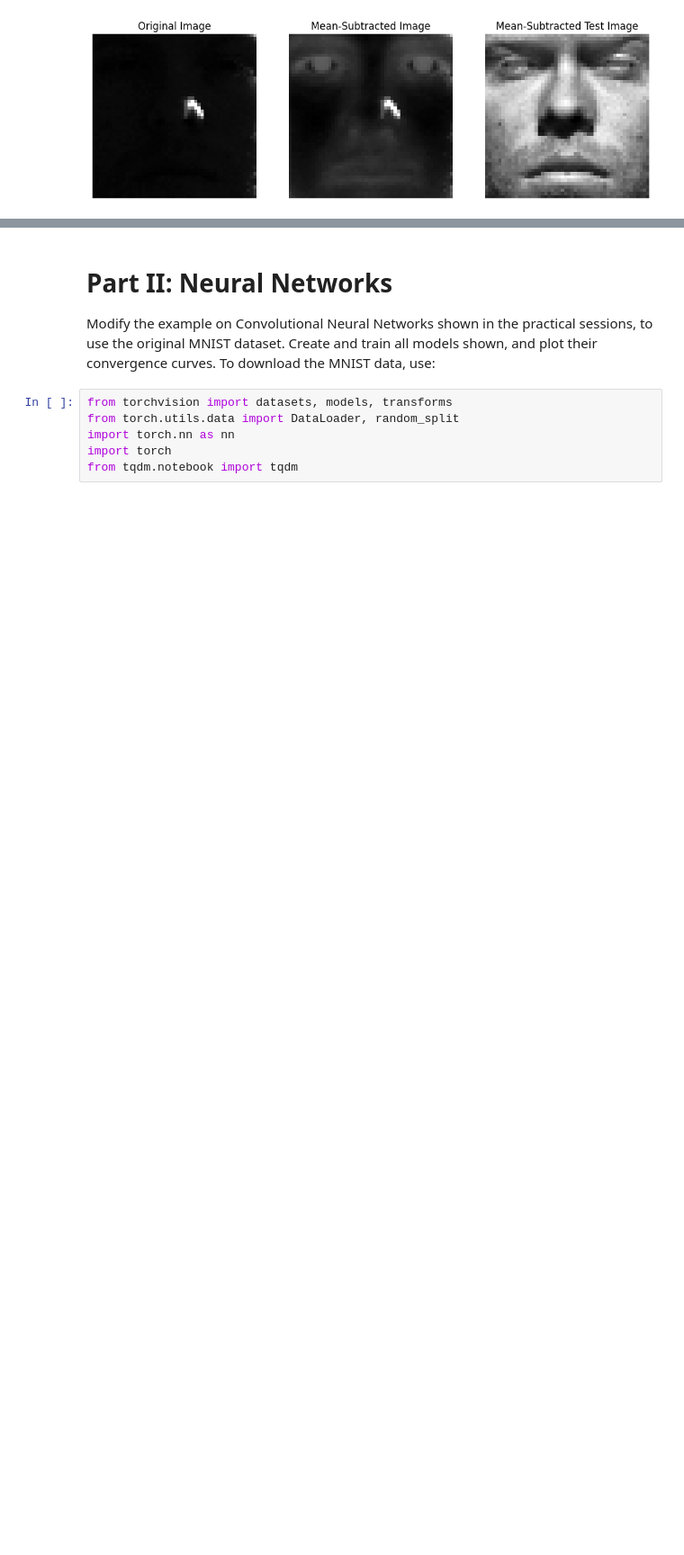
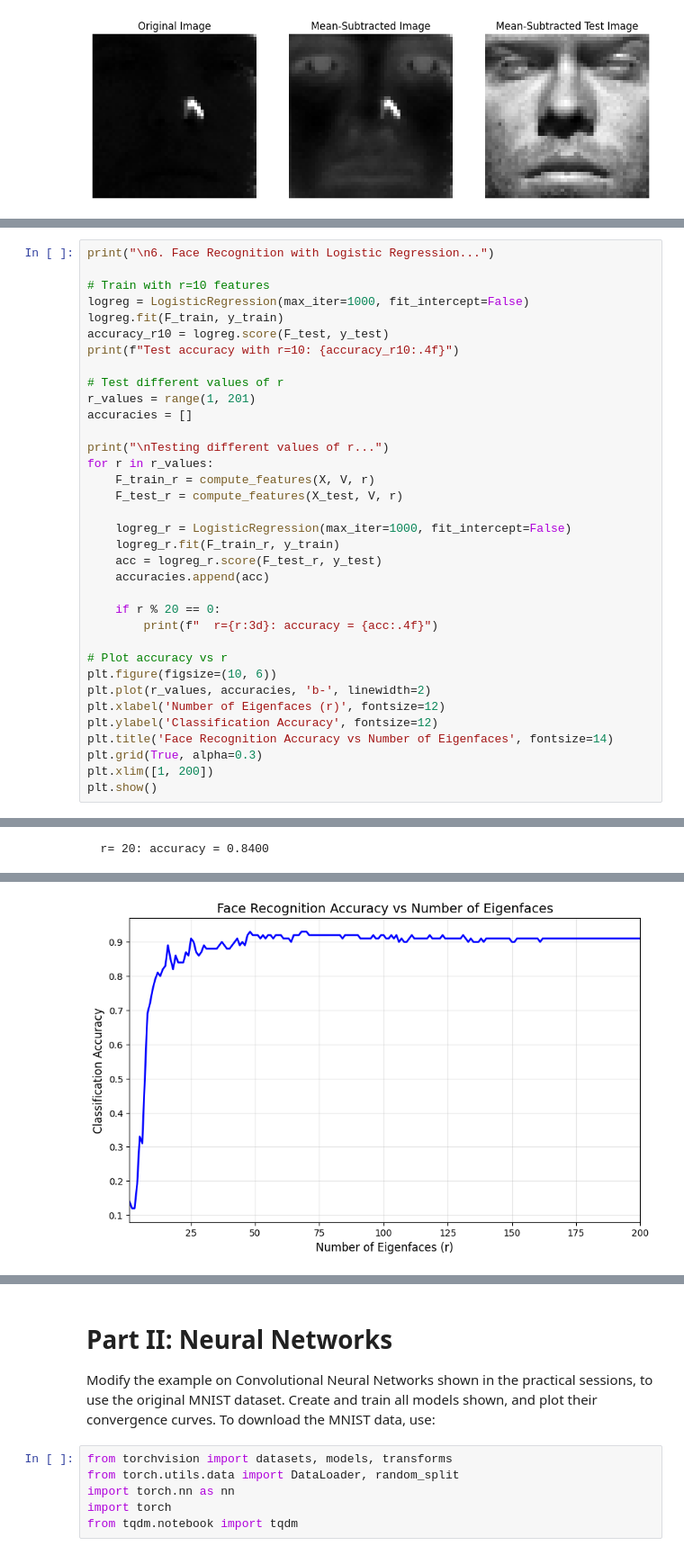
Before and after one commit to bsanchezv/ENEI-2025-ML2-Tarea2, a Jupyter notebook: src/ML2_Assignment2_Solution.ipynb, the cells around one changed output, grey strips where cells are left out. Shown at 90% size. Cells and saved outputs as stored; diff of their text form; blank space fills up the shorter version.

```diff
--- a/src/ML2_Assignment2_Solution.ipynb
+++ b/src/ML2_Assignment2_Solution.ipynb
@@ -203,0 +249,36 @@ $$
+# %%
+print("\n6. Face Recognition with Logistic Regression...")
+
+# Train with r=10 features
+logreg = LogisticRegression(max_iter=1000, fit_intercept=False)
+logreg.fit(F_train, y_train)
+accuracy_r10 = logreg.score(F_test, y_test)
+print(f"Test accuracy with r=10: {accuracy_r10:.4f}")
+
+# Test different values of r
+r_values = range(1, 201)
+accuracies = []
+
+print("\nTesting different values of r...")
+for r in r_values:
+    F_train_r = compute_features(X, V, r)
+    F_test_r = compute_features(X_test, V, r)
+
+    logreg_r = LogisticRegression(max_iter=1000, fit_intercept=False)
+    logreg_r.fit(F_train_r, y_train)
+    acc = logreg_r.score(F_test_r, y_test)
+    accuracies.append(acc)
+
+    if r % 20 == 0:
+        print(f"  r={r:3d}: accuracy = {acc:.4f}")
+
+# Plot accuracy vs r
+plt.figure(figsize=(10, 6))
+plt.plot(r_values, accuracies, 'b-', linewidth=2)
+plt.xlabel('Number of Eigenfaces (r)', fontsize=12)
+plt.ylabel('Classification Accuracy', fontsize=12)
+plt.title('Face Recognition Accuracy vs Number of Eigenfaces', fontsize=14)
+plt.grid(True, alpha=0.3)
+plt.xlim([1, 200])
+plt.show()
+# %% [output]
@@ -203,0 +306 @@ $$
+  r= 20: accuracy = 0.8400
@@ -203,0 +330 @@ $$
+[figure, added]
```
Also changed, not shown: parts of 18 cells of this notebook.
